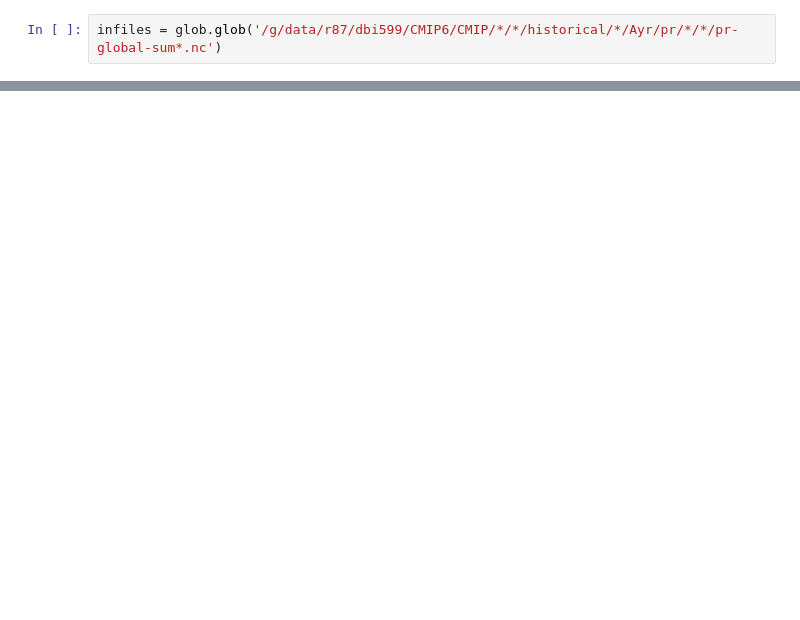
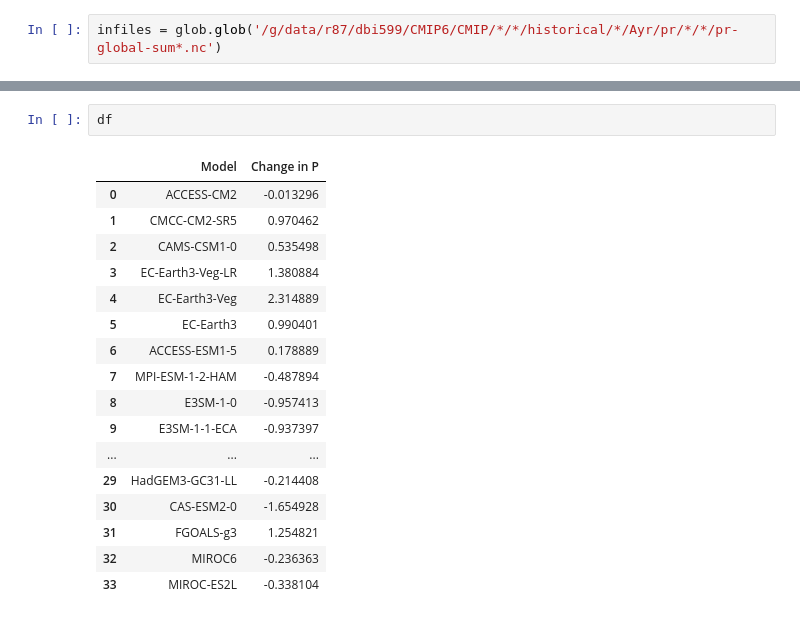
Before and after one commit to DamienIrving/ocean-analysis, a Jupyter notebook: workflows/global_precip.ipynb, the cells around one changed output, grey strips where cells are left out. Drawn from its saved outputs; the diff is of its cells as text; blank space fills up the shorter version.

```diff
--- a/workflows/global_precip.ipynb
+++ b/workflows/global_precip.ipynb
@@ -25,0 +36,20 @@ infile
+# %%
+df
+# %% [output]
+|  | Model | Change in P |
+| 0 | ACCESS-CM2 | -0.013296 |
+| 1 | CMCC-CM2-SR5 | 0.970462 |
+| 2 | CAMS-CSM1-0 | 0.535498 |
+| 3 | EC-Earth3-Veg-LR | 1.380884 |
+| 4 | EC-Earth3-Veg | 2.314889 |
+| 5 | EC-Earth3 | 0.990401 |
+| 6 | ACCESS-ESM1-5 | 0.178889 |
+| 7 | MPI-ESM-1-2-HAM | -0.487894 |
+| 8 | E3SM-1-0 | -0.957413 |
+| 9 | E3SM-1-1-ECA | -0.937397 |
+| ... | ... | ... |
+| 29 | HadGEM3-GC31-LL | -0.214408 |
+| 30 | CAS-ESM2-0 | -1.654928 |
+| 31 | FGOALS-g3 | 1.254821 |
+| 32 | MIROC6 | -0.236363 |
+| 33 | MIROC-ES2L | -0.338104 |
```
Also changed, not shown: parts of 5 cells of this notebook.
